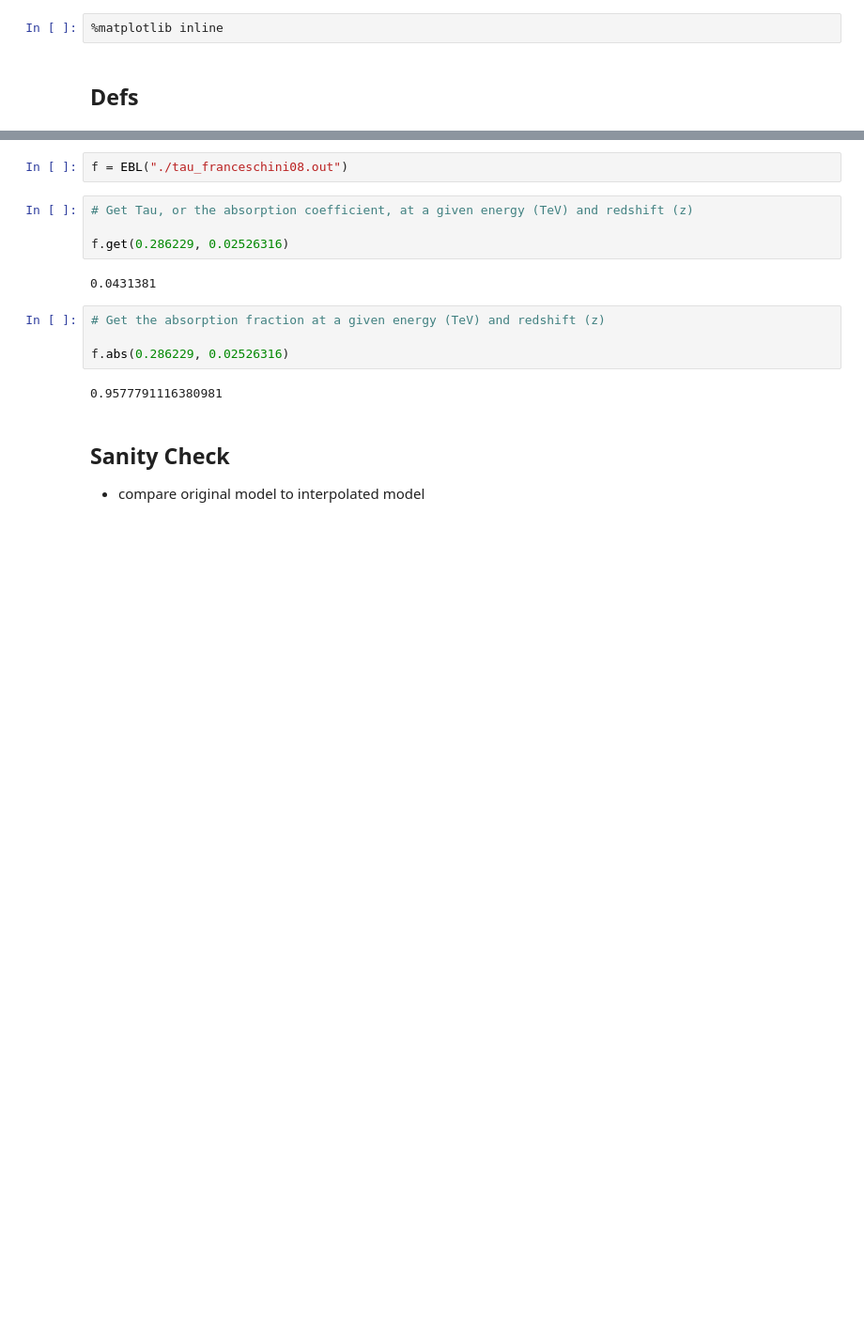
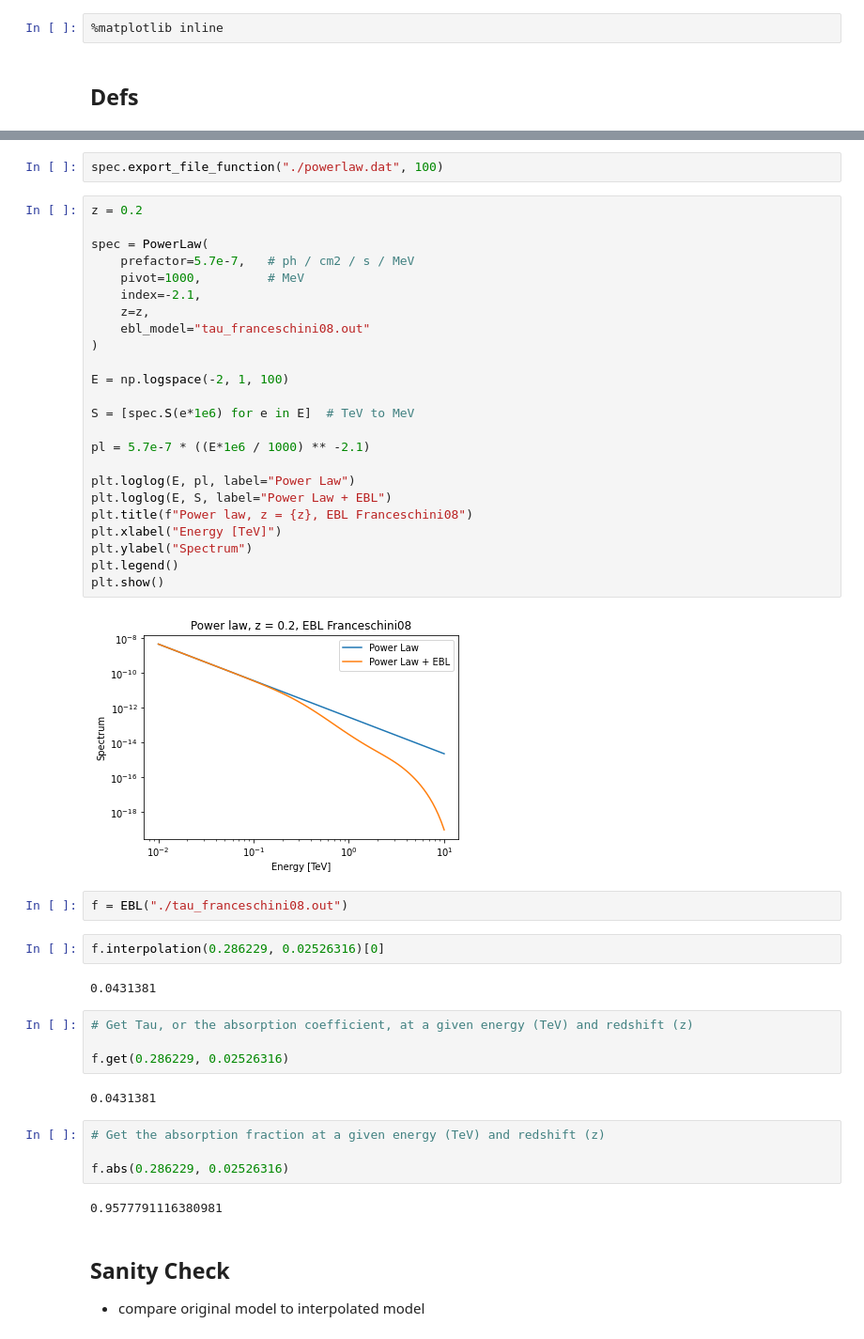
Before and after one commit to astrojarred/grbsens, a Jupyter notebook: EBL/EBL.ipynb, the cells around one changed output, grey strips where cells are left out. Shown: that part at 94% size. Saved outputs shown, nothing was run; the diff lists cells and outputs as text; blank space fills up the shorter version.

```diff
--- a/EBL/EBL.ipynb
+++ b/EBL/EBL.ipynb
@@ -57,5 +143,37 @@ class EBL:
+# %%
+spec.export_file_function("./powerlaw.dat", 100)
+# %%
+z = 0.2
+
+spec = PowerLaw(
+    prefactor=5.7e-7,   # ph / cm2 / s / MeV
+    pivot=1000,         # MeV
+    index=-2.1,
+    z=z,
+    ebl_model="tau_franceschini08.out"
+)
+
+E = np.logspace(-2, 1, 100)
+
+S = [spec.S(e*1e6) for e in E]  # TeV to MeV
+
+pl = 5.7e-7 * ((E*1e6 / 1000) ** -2.1)
+
+plt.loglog(E, pl, label="Power Law")
+plt.loglog(E, S, label="Power Law + EBL")
+plt.title(f"Power law, z = {z}, EBL Franceschini08")
+plt.xlabel("Energy [TeV]")
+plt.ylabel("Spectrum")
+plt.legend()
+plt.show()
+# %% [output]
+[figure, added]
 # %%
 f = EBL("./tau_franceschini08.out")
+# %%
+f.interpolation(0.286229, 0.02526316)[0]
+# %% [output]
+0.0431381
 # %%
 # Get Tau, or the absorption coefficient, at a given energy (TeV) and redshift (z)
 
```
Also changed, not shown: parts of 4 cells of this notebook, 5 other files.
